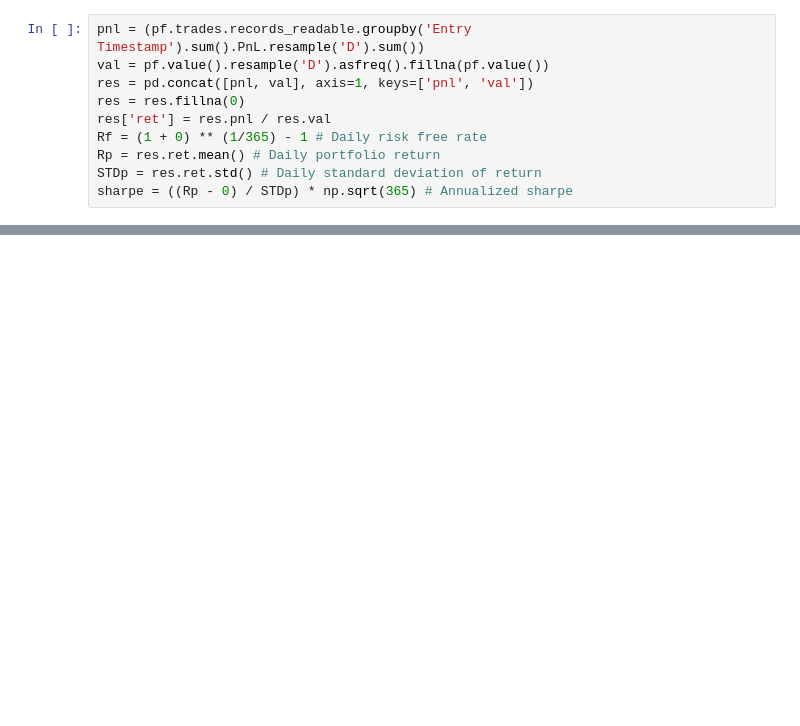
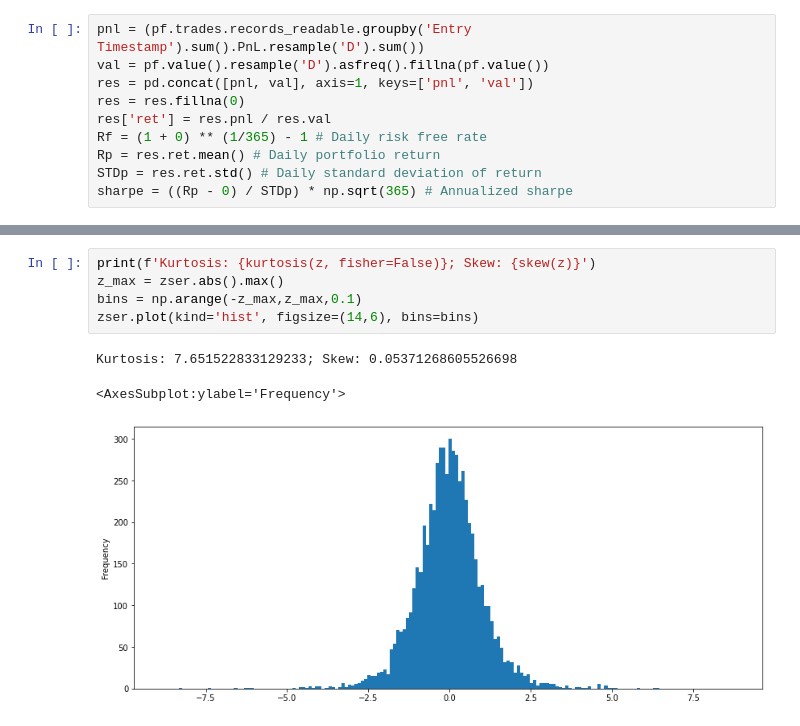
Before and after one commit to jaythequant/VBToptimizers, a Jupyter notebook: LQEreview.ipynb, the cells around one changed output, grey strips where cells are left out. Drawn from its saved outputs; the diff is of its cells as text; blank space fills up the shorter version.

```diff
--- a/LQEreview.ipynb
+++ b/LQEreview.ipynb
@@ -190,0 +205,9 @@ Kurtosis: 7.430978618268163; Skew: 0.4897995889928185
+# %%
+print(f'Kurtosis: {kurtosis(z, fisher=False)}; Skew: {skew(z)}')
+z_max = zser.abs().max()
+bins = np.arange(-z_max,z_max,0.1)
+zser.plot(kind='hist', figsize=(14,6), bins=bins)
+# %% [output]
+Kurtosis: 7.651522833129233; Skew: 0.05371268605526698
+<AxesSubplot:ylabel='Frequency'>
+[figure, added]
```
Also changed, not shown: parts of 10 cells of this notebook, 10 other files.
